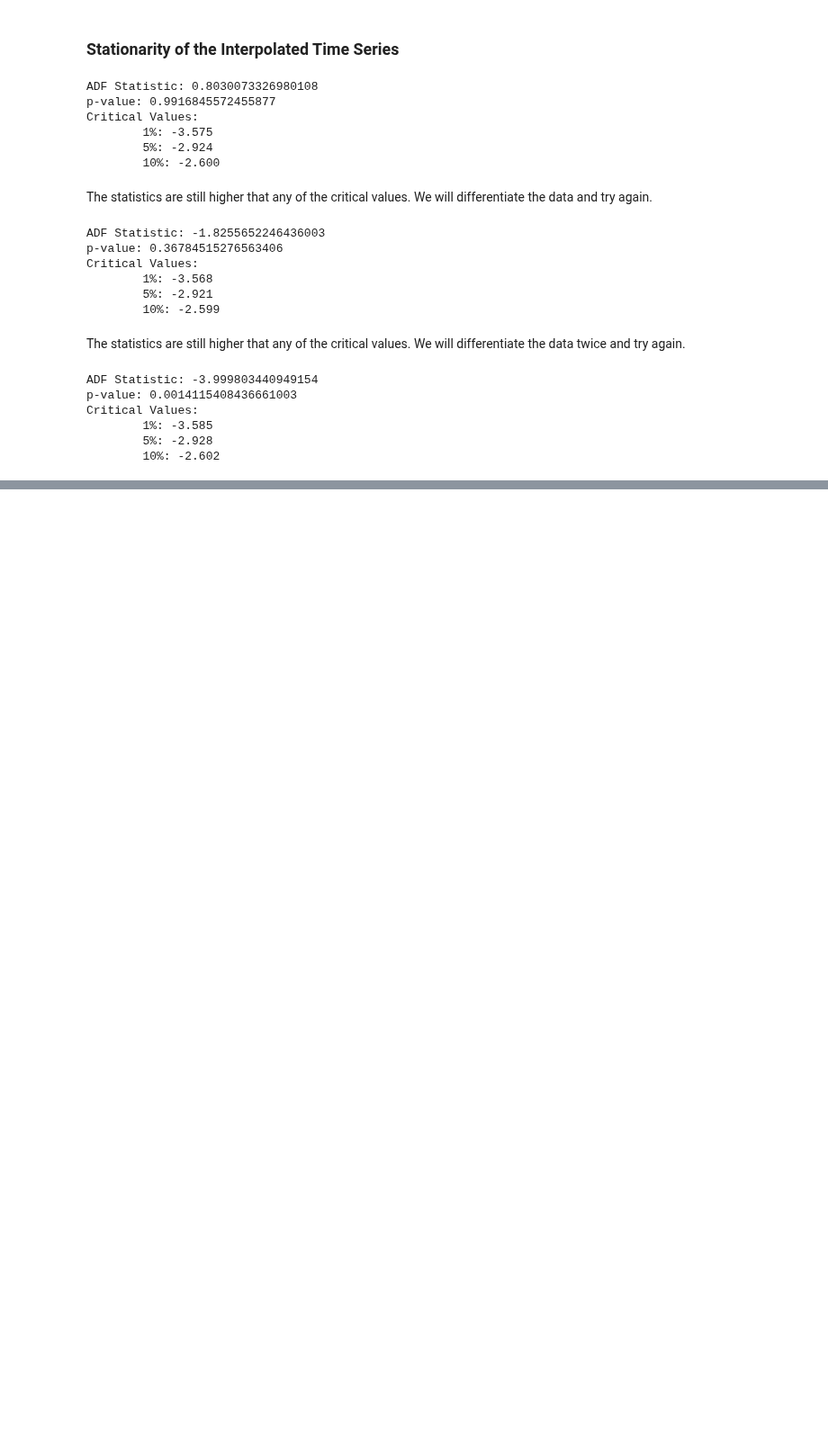
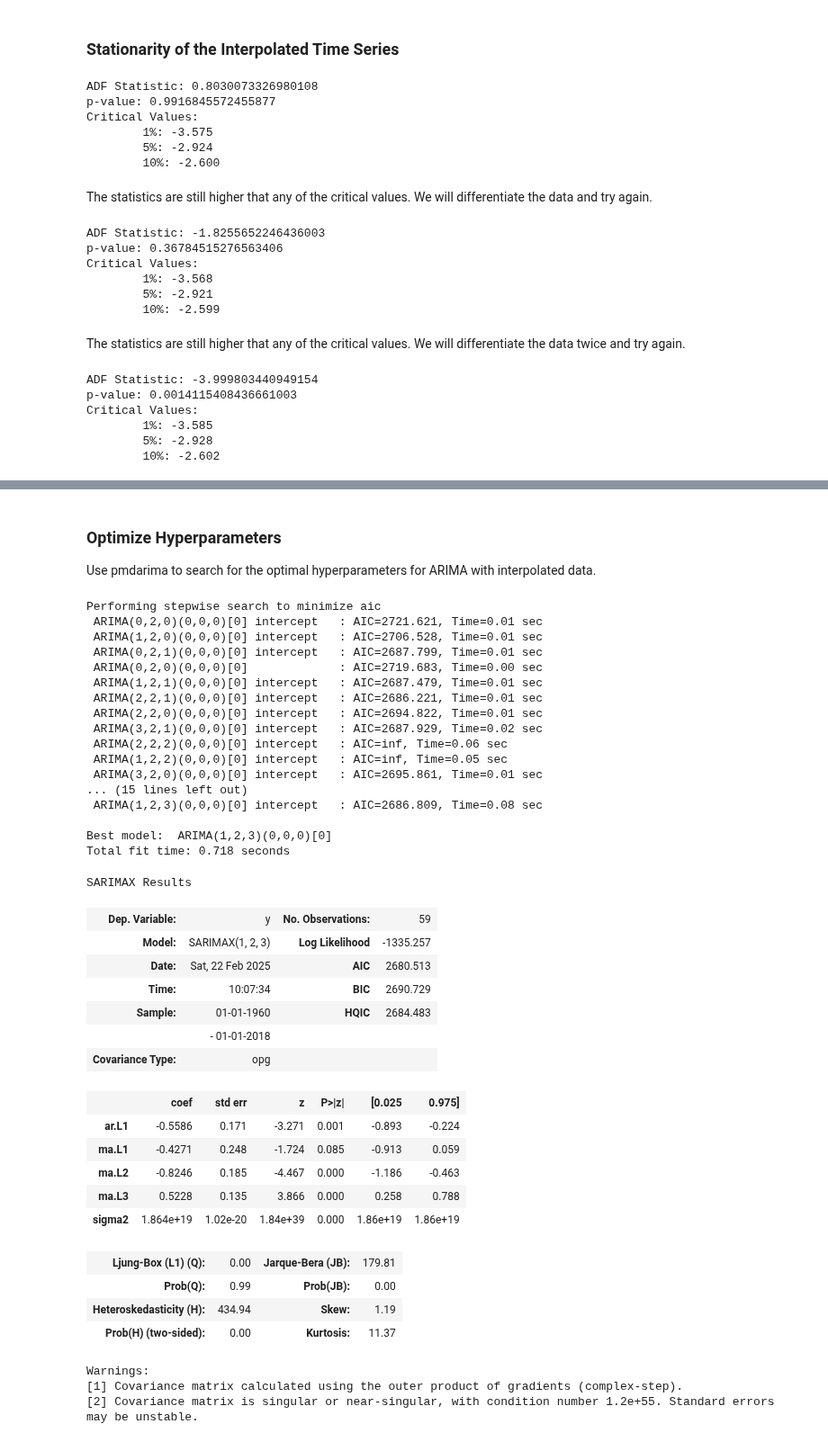
Before and after one commit to helios12/DataScienceProjects, a Jupyter notebook: tasks/task-10/Task-10-MATH-ML-13.Time_series.ipynb, the cells around one changed output, grey strips where cells are left out. Shown at 90% size. Cells and saved outputs as stored; diff of their text form; code cells hidden in the pictures; blank space fills up the shorter version.

```diff
--- a/tasks/task-10/Task-10-MATH-ML-13.Time_series.ipynb
+++ b/tasks/task-10/Task-10-MATH-ML-13.Time_series.ipynb
@@ -404,0 +483,58 @@ Critical Values:
+# %% [markdown]
+### Optimize Hyperparameters
+
+Use pmdarima to search for the optimal hyperparameters for ARIMA with interpolated data.
+# %%
+aamodel = pm.arima.auto_arima(
+    data_train,
+    start_p=0,
+    start_q=0,
+    test='adf',
+    max_p=5,
+    max_q=5,
+    d=2,
+    seasonal=False,
+    trace=True,
+    error_action='ignore',
+    suppress_warnings=True
+)
+aamodel.summary()
+# %% [output]
+Performing stepwise search to minimize aic
+ ARIMA(0,2,0)(0,0,0)[0] intercept   : AIC=2721.621, Time=0.01 sec
+ ARIMA(1,2,0)(0,0,0)[0] intercept   : AIC=2706.528, Time=0.01 sec
+ ARIMA(0,2,1)(0,0,0)[0] intercept   : AIC=2687.799, Time=0.01 sec
+ ARIMA(0,2,0)(0,0,0)[0]             : AIC=2719.683, Time=0.00 sec
+ ARIMA(1,2,1)(0,0,0)[0] intercept   : AIC=2687.479, Time=0.01 sec
+ ARIMA(2,2,1)(0,0,0)[0] intercept   : AIC=2686.221, Time=0.01 sec
+ ARIMA(2,2,0)(0,0,0)[0] intercept   : AIC=2694.822, Time=0.01 sec
+ ARIMA(3,2,1)(0,0,0)[0] intercept   : AIC=2687.929, Time=0.02 sec
+ ARIMA(2,2,2)(0,0,0)[0] intercept   : AIC=inf, Time=0.06 sec
+ ARIMA(1,2,2)(0,0,0)[0] intercept   : AIC=inf, Time=0.05 sec
+ ARIMA(3,2,0)(0,0,0)[0] intercept   : AIC=2695.861, Time=0.01 sec
+... (15 lines left out)
+ ARIMA(1,2,3)(0,0,0)[0] intercept   : AIC=2686.809, Time=0.08 sec
+
+Best model:  ARIMA(1,2,3)(0,0,0)[0]
+Total fit time: 0.718 seconds
+SARIMAX Results
+| Dep. Variable: | y | No. Observations: | 59 |
+| Model: | SARIMAX(1, 2, 3) | Log Likelihood | -1335.257 |
+| Date: | Sat, 22 Feb 2025 | AIC | 2680.513 |
+| Time: | 10:07:34 | BIC | 2690.729 |
+| Sample: | 01-01-1960 | HQIC | 2684.483 |
+|  | - 01-01-2018 |  |  |
+| Covariance Type: | opg |  |  |
+|  | coef | std err | z | P>|z| | [0.025 | 0.975] |
+| ar.L1 | -0.5586 | 0.171 | -3.271 | 0.001 | -0.893 | -0.224 |
+| ma.L1 | -0.4271 | 0.248 | -1.724 | 0.085 | -0.913 | 0.059 |
+| ma.L2 | -0.8246 | 0.185 | -4.467 | 0.000 | -1.186 | -0.463 |
+| ma.L3 | 0.5228 | 0.135 | 3.866 | 0.000 | 0.258 | 0.788 |
+| sigma2 | 1.864e+19 | 1.02e-20 | 1.84e+39 | 0.000 | 1.86e+19 | 1.86e+19 |
+| Ljung-Box (L1) (Q): | 0.00 | Jarque-Bera (JB): | 179.81 |
+| Prob(Q): | 0.99 | Prob(JB): | 0.00 |
+| Heteroskedasticity (H): | 434.94 | Skew: | 1.19 |
+| Prob(H) (two-sided): | 0.00 | Kurtosis: | 11.37 |
+Warnings:
+[1] Covariance matrix calculated using the outer product of gradients (complex-step).
+[2] Covariance matrix is singular or near-singular, with condition number 1.2e+55. Standard errors may be unstable.
```
Also changed, not shown: parts of 15 cells of this notebook.
